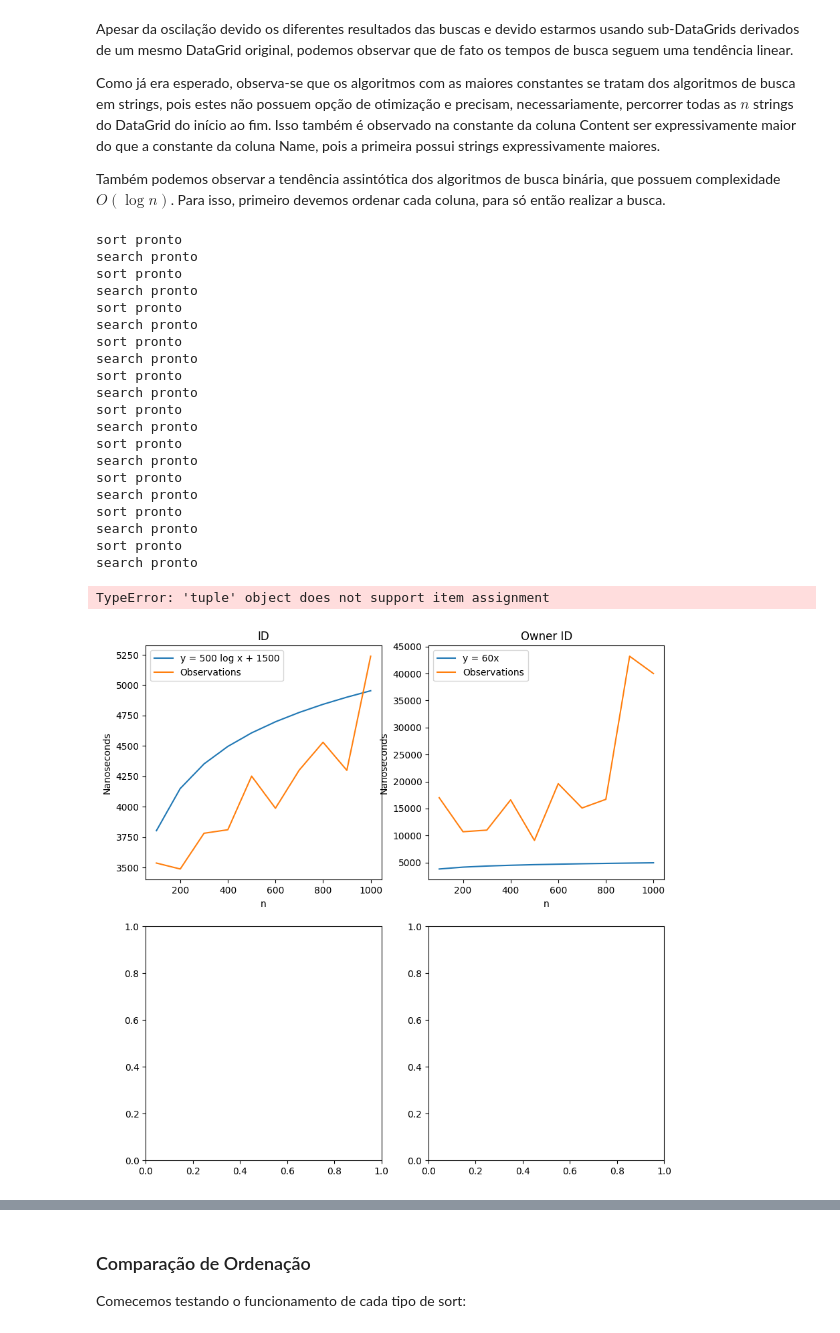
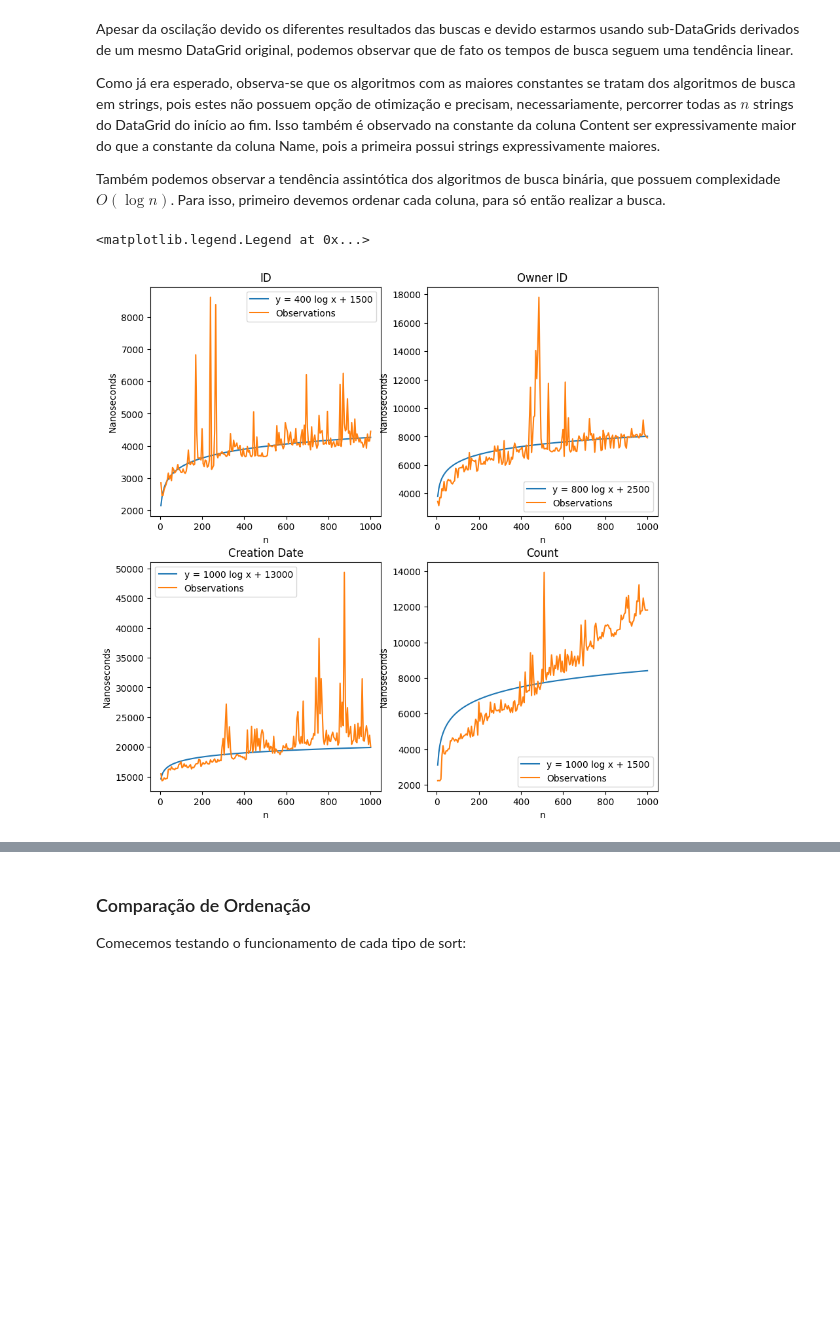
Before and after one commit to LaviniaSD/PAA, a Jupyter notebook: relatorio.ipynb, the cells around one changed output, grey strips where cells are left out. Cells and saved outputs as stored; diff of their text form; code cells hidden in the pictures; blank space fills up the shorter version.

```diff
--- a/relatorio.ipynb
+++ b/relatorio.ipynb
@@ -186,14 +186,14 @@ small_datagrid = dg.DataGrid()
 small_datagrid.read_csv("./data/sample_16_row.csv")
 
 sub_datagrids = []
-i = 100
+i = 5
 while i < 1001: # Utilizando a base exponencial para decidir a quantidade de sub-datargids
     temp_dg = main_datagrid.copy()
     temp_dg.list = temp_dg.list[10000-i : 10000]
     temp_dg.size = i
     sub_datagrids.append(temp_dg)
 
-    i += 100
+    i += 5
 
 # Agora, sub_datagrids é uma lista de datagrids menores internos a main_datagrid
 # %% [markdown]
@@ -437,8 +437,8 @@ for dgrid in sub_datagrids:
     bin_id_exec_times.append(get_execution_time("search"))
 # print(exec_times)
 
-y = [500*math.log(i) + 1500 for i in dg_sizes]
-axes[0][0].plot(dg_sizes, y, label = "y = 500 log x + 1500")
+y = [400*math.log(i) + 1500 for i in dg_sizes]
+axes[0][0].plot(dg_sizes, y, label = "y = 400 log x + 1500")
 axes[0][0].plot(dg_sizes, bin_id_exec_times, label = "Observations")
 axes[0][0].set(ylabel = "Nanoseconds", xlabel = "n")
 axes[0][0].set_title("ID")
@@ -453,12 +453,13 @@ for dgrid in sub_datagrids:
     dgrid.sort("owner_id", strategy = "radix_sort") # ordena o datagrid
     own_sort_times.append(get_execution_time("sort"))
 
-    dgrid.search("owner_id", "AAAAA")
+    for i in range(100):
+        dgrid.search("owner_id", "AAAAA")
 
     bin_own_exec_times.append(get_execution_time("search"))
 
-y = [500*math.log(i) + 1500 for i in dg_sizes]
-axes[0][1].plot(dg_sizes, y, label = "y = 60x")
+y = [800*math.log(i) + 2500 for i in dg_sizes]
+axes[0][1].plot(dg_sizes, y, label = "y = 800 log x + 2500")
 axes[0][1].plot(dg_sizes, bin_own_exec_times, label = "Observations")
 axes[0][1].set(ylabel = "Nanoseconds", xlabel = "n")
 axes[0][1].set_title("Owner ID")
@@ -473,58 +474,39 @@ for dgrid in sub_datagrids:
     dgrid.sort("creation_date", strategy = "radix_sort") # ordena o datagrid
     date_sort_times.append(get_execution_time("sort"))
 
     for i in range(100):
         dgrid.search("creation_date", ("2013/01/01 00:00:00", "2013/12/31 23:59:59"))
 
     bin_date_exec_times.append(get_execution_time("search"))
 
-y = [500*math.log(i) + 1500 for i in dg_sizes]
-axes[1][0].plot(dg_sizes, y, label = "y = 100x")
+y = [1000*math.log(i) + 13000 for i in dg_sizes]
+axes[1][0].plot(dg_sizes, y, label = "y = 1000 log x + 13000")
 axes[1][0].plot(dg_sizes, bin_date_exec_times, label = "Observations")
 axes[1][0].set(ylabel = "Nanoseconds", xlabel = "n")
 axes[1][0].set_title("Creation Date")
 axes[1][0].legend()
 
 # Gráficos da coluna Count
 bin_count_exec_times = []
 count_sort_times = []
 
 for dgrid in sub_datagrids:
     reset_execution_times() # reseta o marcador de tempo
     dgrid.sort("count") # ordena o datagrid
     count_sort_times.append(get_execution_time("sort"))
 
-    dgrid.search("count", (0, 10))
+    for i in range(100):
+        dgrid.search("count", (0, 10))
 
     bin_count_exec_times.append(get_execution_time("search"))
 
-y = [500*math.log(i) + 1500 for i in dg_sizes]
-axes[1][1].plot(dg_sizes, y, label = "y = 200x")
+y = [1000*math.log(i) + 1500 for i in dg_sizes]
+axes[1][1].plot(dg_sizes, y, label = "y = 1000 log x + 1500")
 axes[1][1].plot(dg_sizes, bin_count_exec_times, label = "Observations")
 axes[1][1].set(ylabel = "Nanoseconds", xlabel = "n")
 axes[1][1].set_title("Count")
 axes[1][1].legend()
 # %% [output]
-sort pronto
-search pronto
-sort pronto
-search pronto
-sort pronto
-search pronto
-sort pronto
-search pronto
-sort pronto
-search pronto
-sort pronto
-search pronto
-sort pronto
-search pronto
-sort pronto
-search pronto
-sort pronto
-search pronto
-sort pronto
-search pronto
+<matplotlib.legend.Legend at 0x...>
-TypeError: 'tuple' object does not support item assignment
-[figure, old version]
+[figure, new version]
 # %% [markdown]
```
Also changed, not shown: parts of 5 cells of this notebook, 1 other file.
